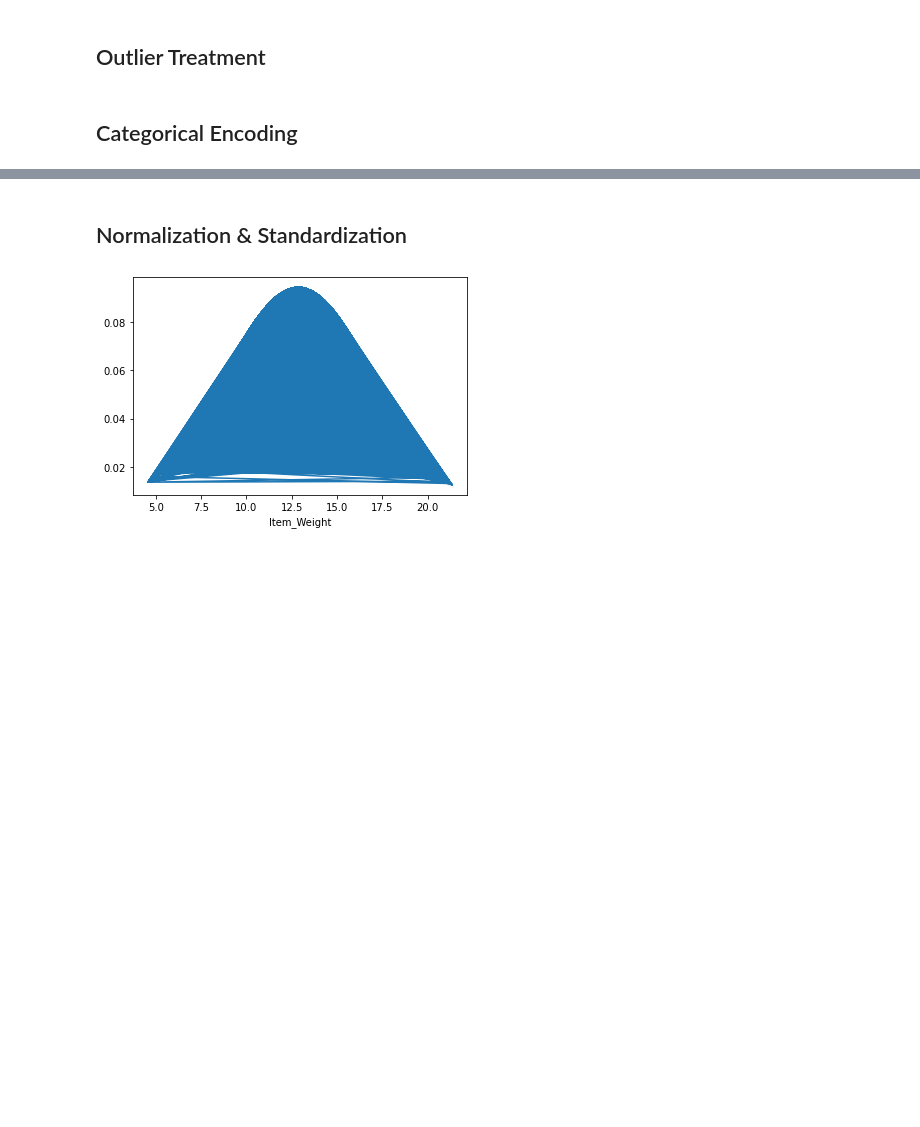
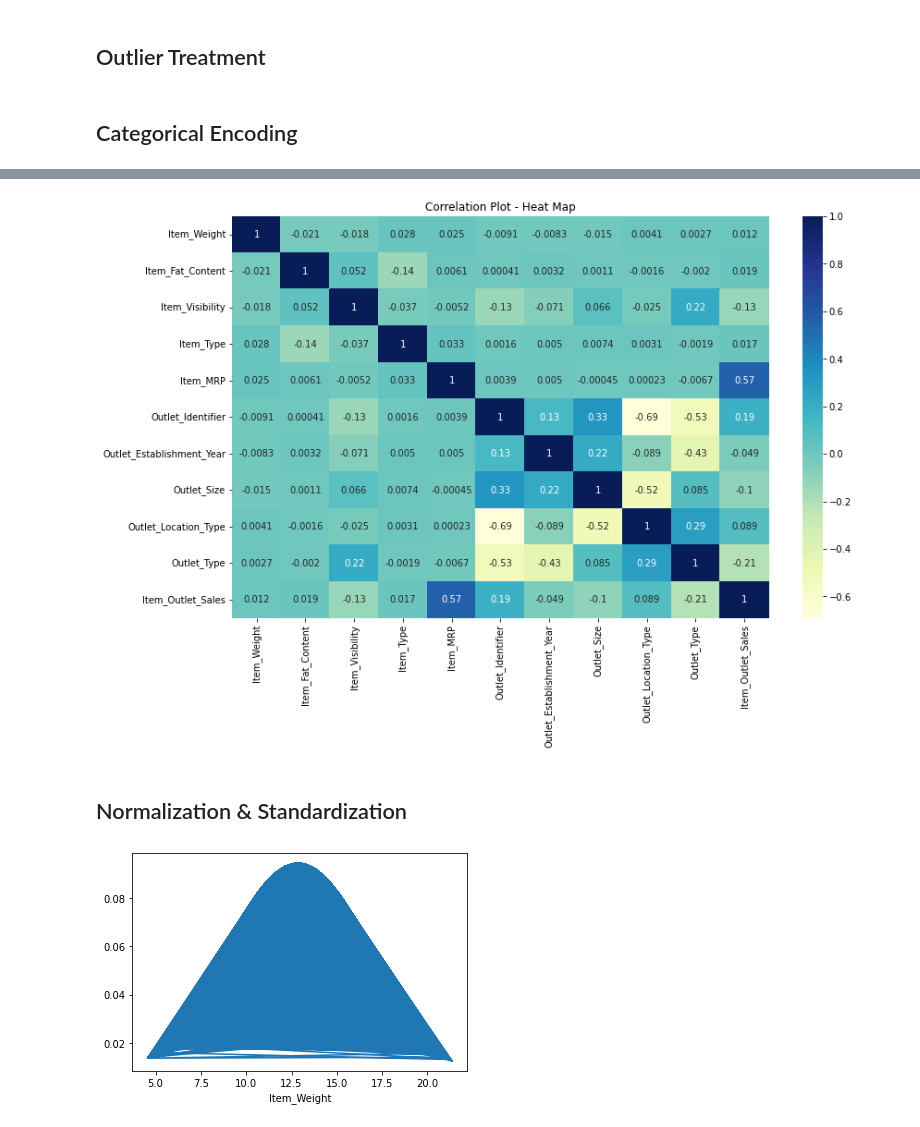
Before and after one commit to Amalvs007/Machine_Learning_Modules, a Jupyter notebook: Assignments/Big_mart_Sales_Prediction/Big_Mart_Sales.ipynb, the cells around one changed output, grey strips where cells are left out. Saved outputs shown, nothing was run; the diff lists cells and outputs as text; code cells hidden in the pictures; blank space fills up the shorter version.

```diff
--- a/Assignments/Big_mart_Sales_Prediction/Big_Mart_Sales.ipynb
+++ b/Assignments/Big_mart_Sales_Prediction/Big_Mart_Sales.ipynb
@@ -262,3 +249,12 @@ df["Outlet_Identifier"] = df["Outlet_Identifier"].astype(int)
+# %%
+# Correlation Using Heat Map in Input Dataset
+
+plt.figure(figsize=(13,8))
+sns.heatmap(df.corr(),annot=True,cmap='YlGnBu')
+plt.title('Correlation Plot - Heat Map')
+plt.show()
+# %% [output]
+[figure, added]
 # %% [markdown]
 ## Normalization & Standardization
 # %%
```
Also changed, not shown: parts of 42 cells of this notebook.
